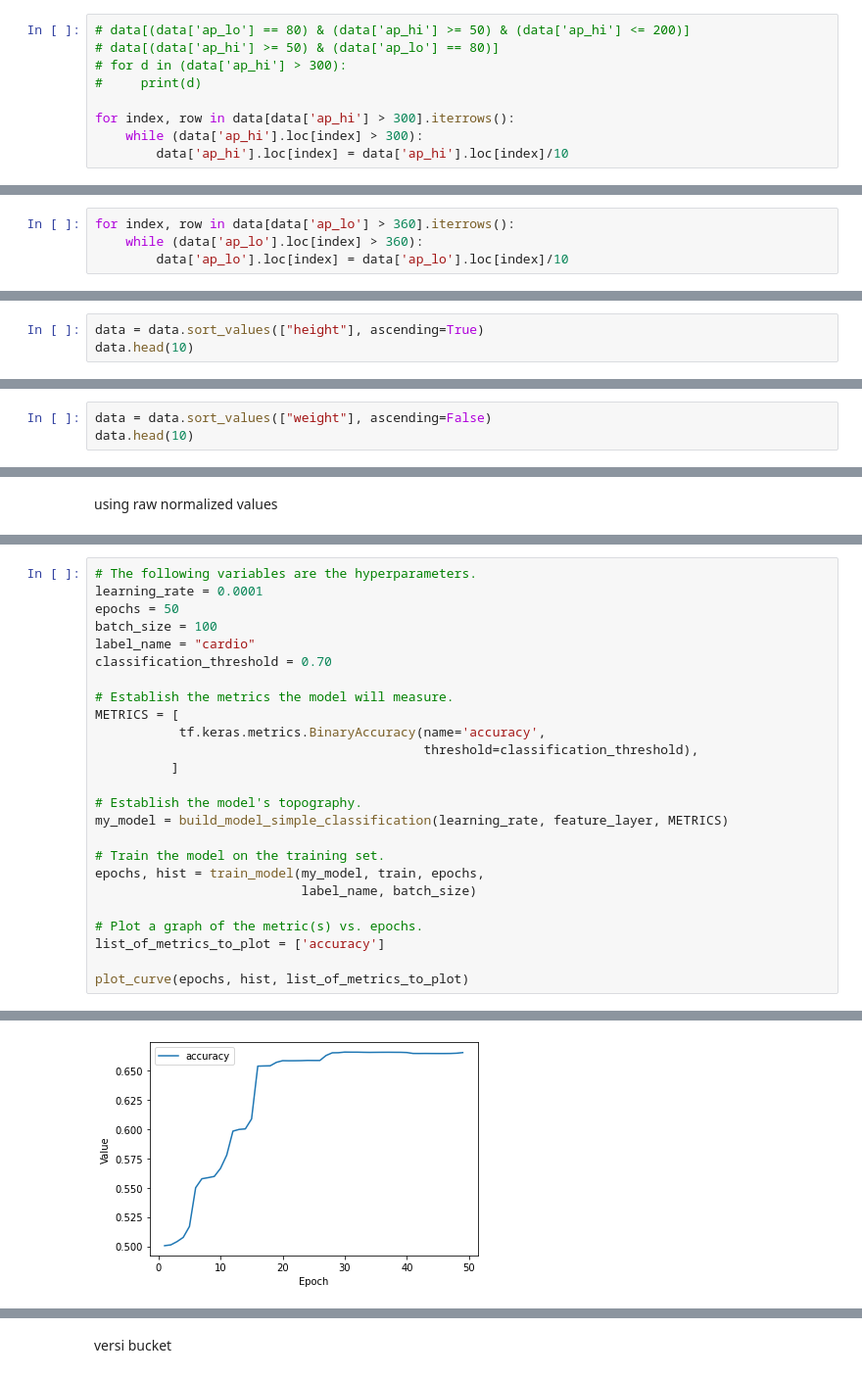
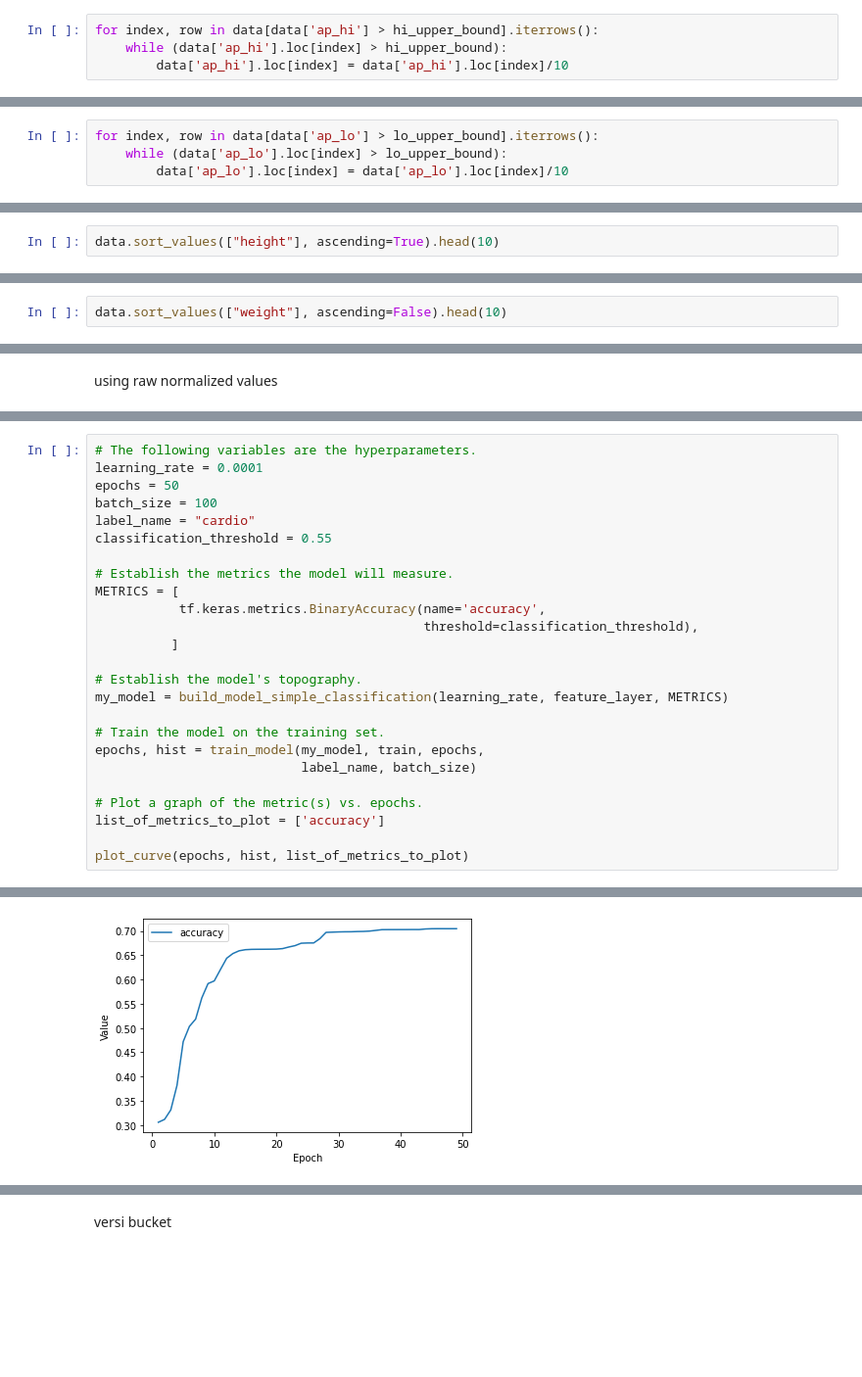
Before and after one commit to reyhanalemmario/bangkit, a Jupyter notebook: first_project.ipynb, the cells around one changed output, grey strips where cells are left out. Shown at 98% size. Drawn from its saved outputs; the diff is of its cells as text; blank space fills up the shorter version.

```diff
--- a/first_project.ipynb
+++ b/first_project.ipynb
@@ -243,11 +248,6 @@ subset
 # %%
-# data[(data['ap_lo'] == 80) & (data['ap_hi'] >= 50) & (data['ap_hi'] <= 200)]
-# data[(data['ap_hi'] >= 50) & (data['ap_lo'] == 80)]
-# for d in (data['ap_hi'] > 300):
-#     print(d)
-
-for index, row in data[data['ap_hi'] > 300].iterrows():
-    while (data['ap_hi'].loc[index] > 300):
+for index, row in data[data['ap_hi'] > hi_upper_bound].iterrows():
+    while (data['ap_hi'].loc[index] > hi_upper_bound):
         data['ap_hi'].loc[index] = data['ap_hi'].loc[index]/10
 # %% [output]
 A value is trying to be set on a copy of a slice from a DataFrame
@@ -360,6 +330,6 @@ subset_lo.sort_values(["ap_lo"], ascending=False).head(10)
 # %%
-for index, row in data[data['ap_lo'] > 360].iterrows():
-    while (data['ap_lo'].loc[index] > 360):
+for index, row in data[data['ap_lo'] > lo_upper_bound].iterrows():
+    while (data['ap_lo'].loc[index] > lo_upper_bound):
         data['ap_lo'].loc[index] = data['ap_lo'].loc[index]/10
 # %% [output]
 A value is trying to be set on a copy of a slice from a DataFrame
@@ -464,4 +424,3 @@ data.sort_values(["height"], ascending=False).head()
 # %%
-data = data.sort_values(["height"], ascending=True)
-data.head(10)
+data.sort_values(["height"], ascending=True).head(10)
 # %% [output]
@@ -514,6 +484,5 @@ data.sort_values(["BMI"], ascending=False)
 # %%
-data = data.sort_values(["weight"], ascending=False)
-data.head(10)
+data.sort_values(["weight"], ascending=False).head(10)
 # %% [output]
 |  | age | gender | height | weight | ap_hi | ap_lo | cholesterol | gluc | smoke | alco | active | ... |
 | id |  |  |  |  |  |  |  |  |  |  |  | ... |
@@ -770,7 +711,7 @@ learning_rate = 0.0001
 epochs = 50
 batch_size = 100
 label_name = "cardio"
-classification_threshold = 0.70
+classification_threshold = 0.55
 
 # Establish the metrics the model will measure.
 METRICS = [
@@ -810,4 +751,4 @@ Epoch 50/50
-[figure, old version]
+[figure, new version]
 # %%
 features = {name:np.array(value) for name, value in test.items()}
 label = np.array(features.pop(label_name))
```
Also changed, not shown: parts of 61 cells of this notebook.
